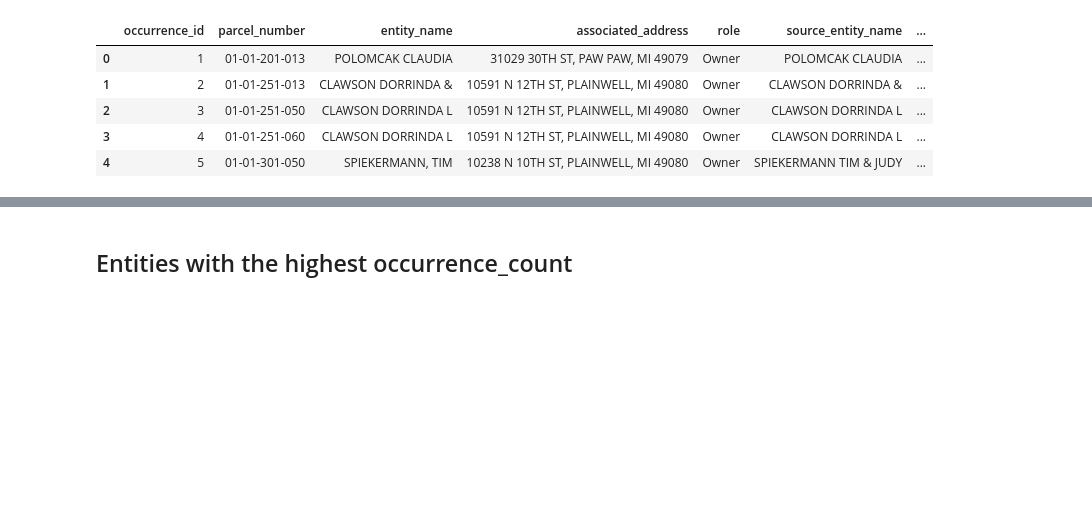
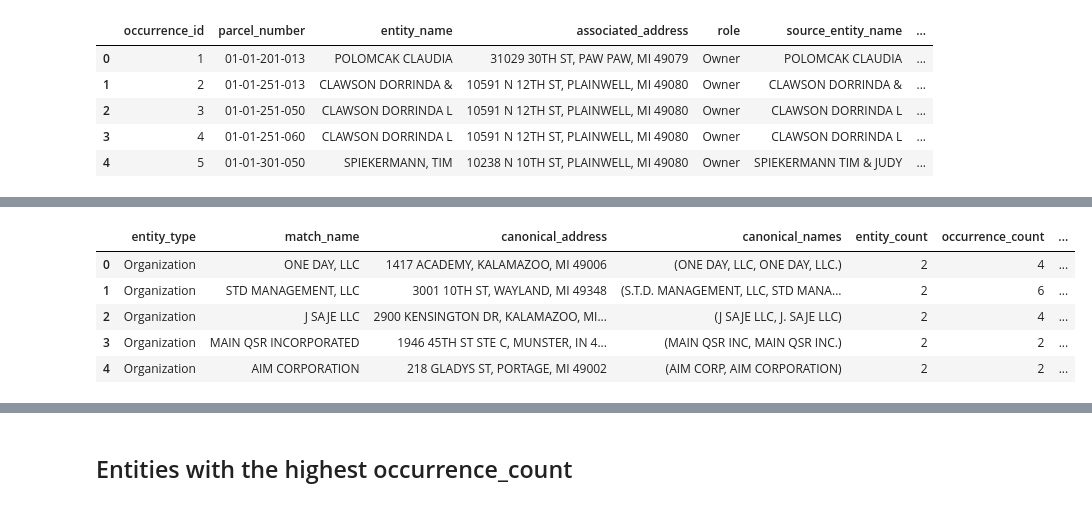
Before and after one commit to mattphinney-94/kzoo_county_project, a Jupyter notebook: Finalized_Entity_Table_Analysis.ipynb, the cells around one changed output, grey strips where cells are left out. Saved outputs shown, nothing was run; the diff lists cells and outputs as text; code cells hidden in the pictures; blank space fills up the shorter version.

```diff
--- a/Finalized_Entity_Table_Analysis.ipynb
+++ b/Finalized_Entity_Table_Analysis.ipynb
@@ -80,0 +160,83 @@ resolution_audit.head()
+# %%
+abbreviation_audit = (
+    pre_abbreviation_entities.copy()
+)
+
+abbreviation_audit[
+    "match_name"
+] = (
+    abbreviation_audit[
+        "canonical_name"
+    ]
+    .apply(
+        resolver._expand_common_abbreviations
+    )
+)
+# %%
+abbreviation_candidates = []
+
+for _, group in abbreviation_audit.groupby(
+    [
+        "entity_type",
+        "match_name",
+        "canonical_address"
+    ],
+    dropna=False,
+    sort=False
+):
+
+    if len(group) < 2:
+        continue
+
+    original_names = tuple(
+        sorted(
+            set(
+                group["canonical_name"]
+            )
+        )
+    )
+
+    # Ignore exact duplicates. We only want groups where
+    # abbreviation expansion reconciles different names.
+    if len(original_names) < 2:
+        continue
+
+    abbreviation_candidates.append({
+        "entity_type":
+            group["entity_type"].iloc[0],
+
+        "match_name":
+            group["match_name"].iloc[0],
+
+        "canonical_address":
+            group["canonical_address"].iloc[0],
+
+        "canonical_names":
+            original_names,
+
+        "entity_count":
+            len(group),
+
+        "occurrence_count":
+            group[
+                "occurrence_count"
+            ].sum(),
+
+        "row_indexes":
+            tuple(
+                group.index
+            )
+    })
+
+
+abbreviation_candidates = pd.DataFrame(
+    abbreviation_candidates
+)
+
+print(
+    "Common-abbreviation candidate groups:",
+    len(abbreviation_candidates)
+)
+
+abbreviation_candidates
+# %% [output]
@@ -80,0 +244,6 @@ resolution_audit.head()
+|  | entity_type | match_name | canonical_address | canonical_names | entity_count | occurrence_count | ... |
+| 0 | Organization | ONE DAY, LLC | 1417 ACADEMY, KALAMAZOO, MI 49006 | (ONE DAY, LLC, ONE DAY, LLC.) | 2 | 4 | ... |
+| 1 | Organization | STD MANAGEMENT, LLC | 3001 10TH ST, WAYLAND, MI 49348 | (S.T.D. MANAGEMENT, LLC, STD MANA... | 2 | 6 | ... |
+| 2 | Organization | J SAJE LLC | 2900 KENSINGTON DR, KALAMAZOO, MI... | (J SAJE LLC, J. SAJE LLC) | 2 | 4 | ... |
+| 3 | Organization | MAIN QSR INCORPORATED | 1946 45TH ST STE C, MUNSTER, IN 4... | (MAIN QSR INC, MAIN QSR INC.) | 2 | 2 | ... |
+| 4 | Organization | AIM CORPORATION | 218 GLADYS ST, PORTAGE, MI 49002 | (AIM CORP, AIM CORPORATION) | 2 | 2 | ... |
```
Also changed, not shown: parts of 13 cells of this notebook, 2 other files.
